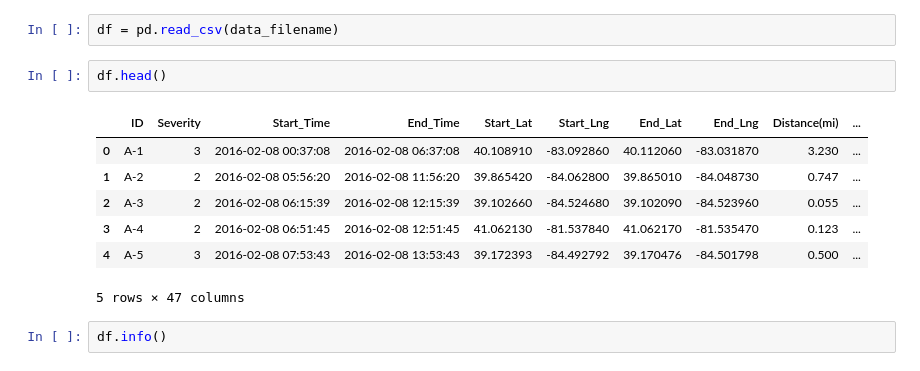
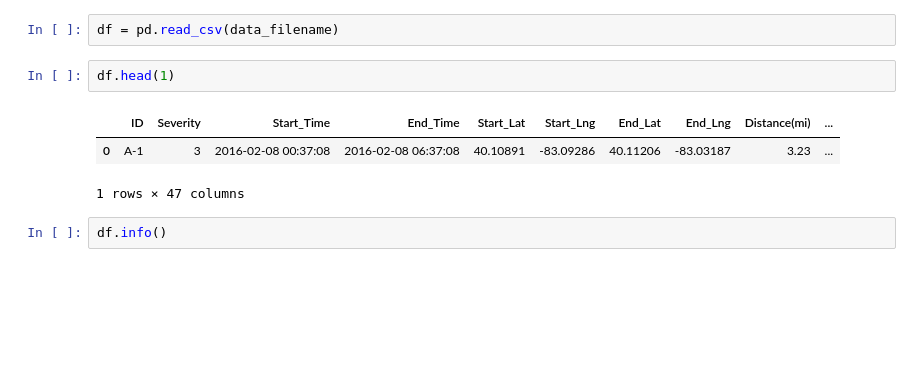
Before and after one commit to JijiSK/EDA---Project-1, a Jupyter notebook: us_accidents_analysis.ipynb, the cells around one changed output. Cells and saved outputs as stored; diff of their text form; blank space fills up the shorter version.

```diff
--- a/us_accidents_analysis.ipynb
+++ b/us_accidents_analysis.ipynb
@@ -42,15 +38,11 @@ import pandas as pd
 # %%
 df = pd.read_csv(data_filename)
 # %%
-df.head()
+df.head(1)
 # %% [output]
 |  | ID | Severity | Start_Time | End_Time | Start_Lat | Start_Lng | End_Lat | End_Lng | Distance(mi) | ... |
-| 0 | A-1 | 3 | 2016-02-08 00:37:08 | 2016-02-08 06:37:08 | 40.108910 | -83.092860 | 40.112060 | -83.031870 | 3.230 | ... |
-| 1 | A-2 | 2 | 2016-02-08 05:56:20 | 2016-02-08 11:56:20 | 39.865420 | -84.062800 | 39.865010 | -84.048730 | 0.747 | ... |
-| 2 | A-3 | 2 | 2016-02-08 06:15:39 | 2016-02-08 12:15:39 | 39.102660 | -84.524680 | 39.102090 | -84.523960 | 0.055 | ... |
-| 3 | A-4 | 2 | 2016-02-08 06:51:45 | 2016-02-08 12:51:45 | 41.062130 | -81.537840 | 41.062170 | -81.535470 | 0.123 | ... |
-| 4 | A-5 | 3 | 2016-02-08 07:53:43 | 2016-02-08 13:53:43 | 39.172393 | -84.492792 | 39.170476 | -84.501798 | 0.500 | ... |
+| 0 | A-1 | 3 | 2016-02-08 00:37:08 | 2016-02-08 06:37:08 | 40.10891 | -83.09286 | 40.11206 | -83.03187 | 3.23 | ... |
-5 rows × 47 columns
+1 rows × 47 columns
 # %%
 df.info()
 # %% [output]
```
Also changed, not shown: parts of 46 cells of this notebook.
